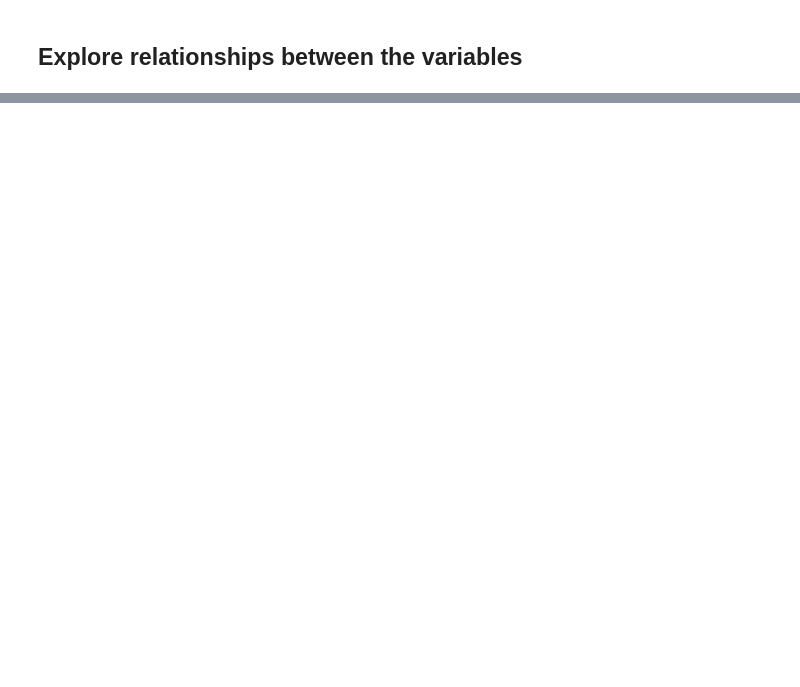
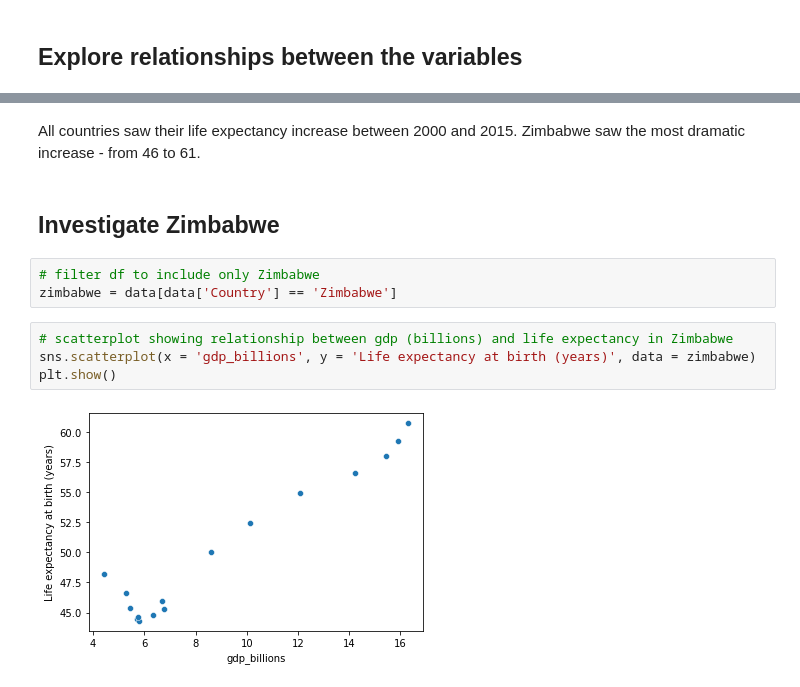
Before and after one commit to kristinkspanos/life_expectancy_gdp, a Jupyter notebook: life_expectancy_gdp.ipynb, the cells around one changed output, grey strips where cells are left out. Drawn from its saved outputs; the diff is of its cells as text; blank space fills up the shorter version.

```diff
--- a/life_expectancy_gdp.ipynb
+++ b/life_expectancy_gdp.ipynb
@@ -155,0 +187,13 @@ plt.show()
+# %% [markdown]
+All countries saw their life expectancy increase between 2000 and 2015. Zimbabwe saw the most dramatic increase - from 46 to 61.
+# %% [markdown]
+## Investigate Zimbabwe
+# %%
+# filter df to include only Zimbabwe
+zimbabwe = data[data['Country'] == 'Zimbabwe']
+# %%
+# scatterplot showing relationship between gdp (billions) and life expectancy in Zimbabwe
+sns.scatterplot(x = 'gdp_billions', y = 'Life expectancy at birth (years)', data = zimbabwe)
+plt.show()
+# %% [output]
+[figure, added]
```
Also changed, not shown: parts of 29 cells of this notebook.
